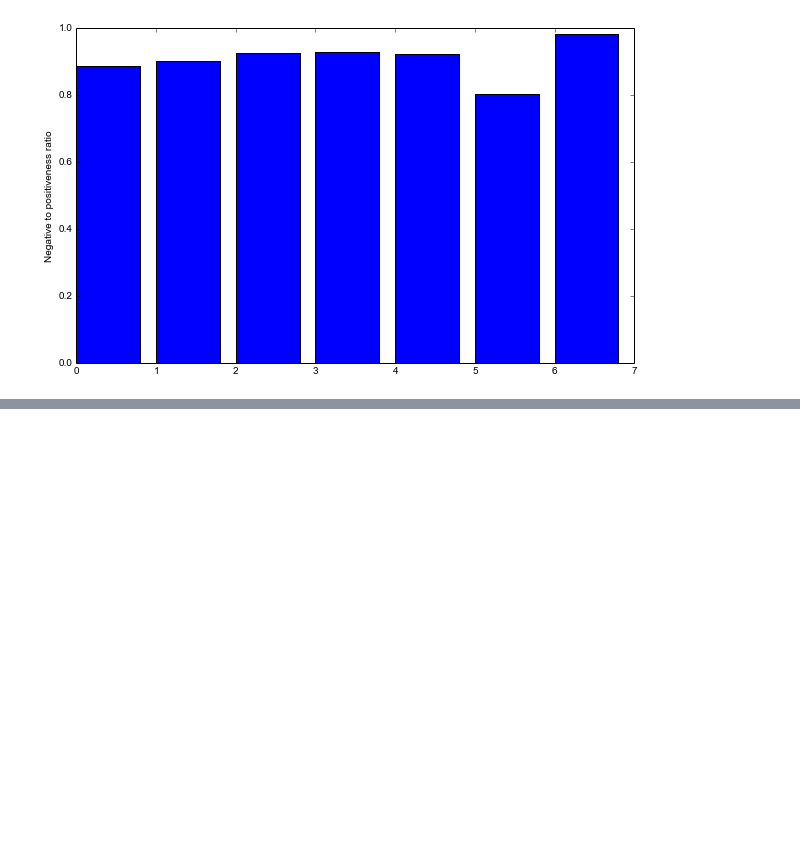
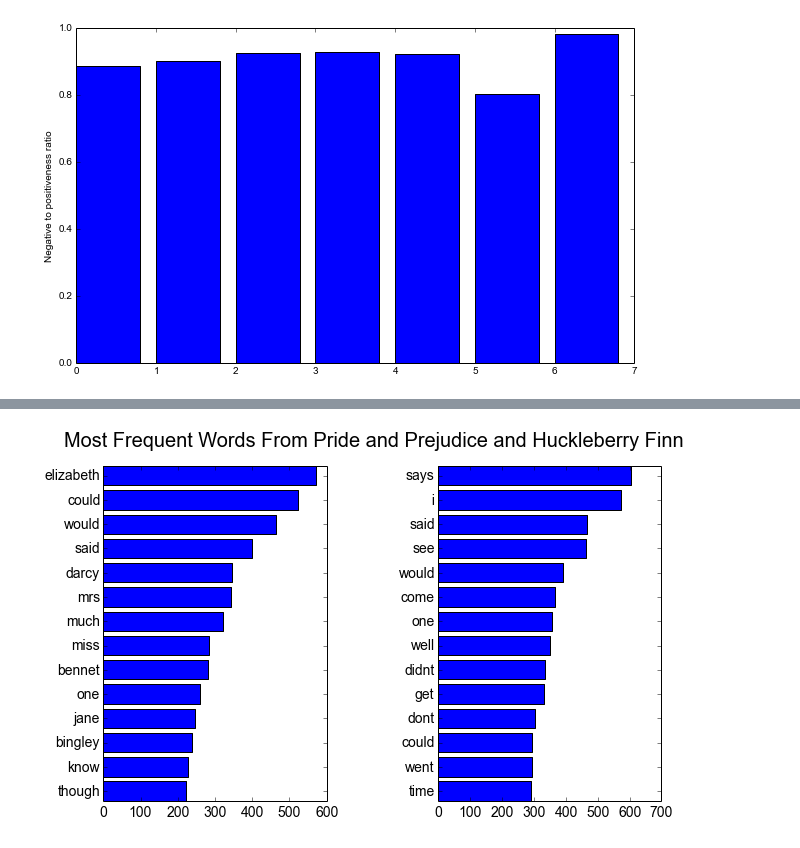
Before and after one commit to fdac/Assignment1, a Jupyter notebook: Solution1.ipynb, the cells around one changed output, grey strips where cells are left out. Cells and saved outputs as stored; diff of their text form; code cells hidden in the pictures; blank space fills up the shorter version.

```diff
--- a/Solution1.ipynb
+++ b/Solution1.ipynb
@@ -1183,0 +1197,11 @@ plt.ylabel('Negative to positiveness ratio')
+# %%
+# Now populate two lists
+#Jane Austen: Pride and Prejudice
+(wf_ee, tw_ee) = get_wf('http://www.gutenberg.org/ebooks/1342.txt.utf-8')
+#Jane Austen: Emma
+#(wf_bu, tw_bu) = get_wf('http://www.gutenberg.org/cache/epub/158/pg158.txt')
+#Mark Twain: Adventures of Huckleberry Finn
+(wf_bu, tw_bu) = get_wf('http://www.gutenberg.org/ebooks/76.txt.utf-8')
+plotTwoLists (wf_ee, wf_bu, 'Most Frequent Words From Pride and Prejudice and Huckleberry Finn')
+# %% [output]
+[figure, added]
```
Also changed, not shown: parts of 9 cells of this notebook.
